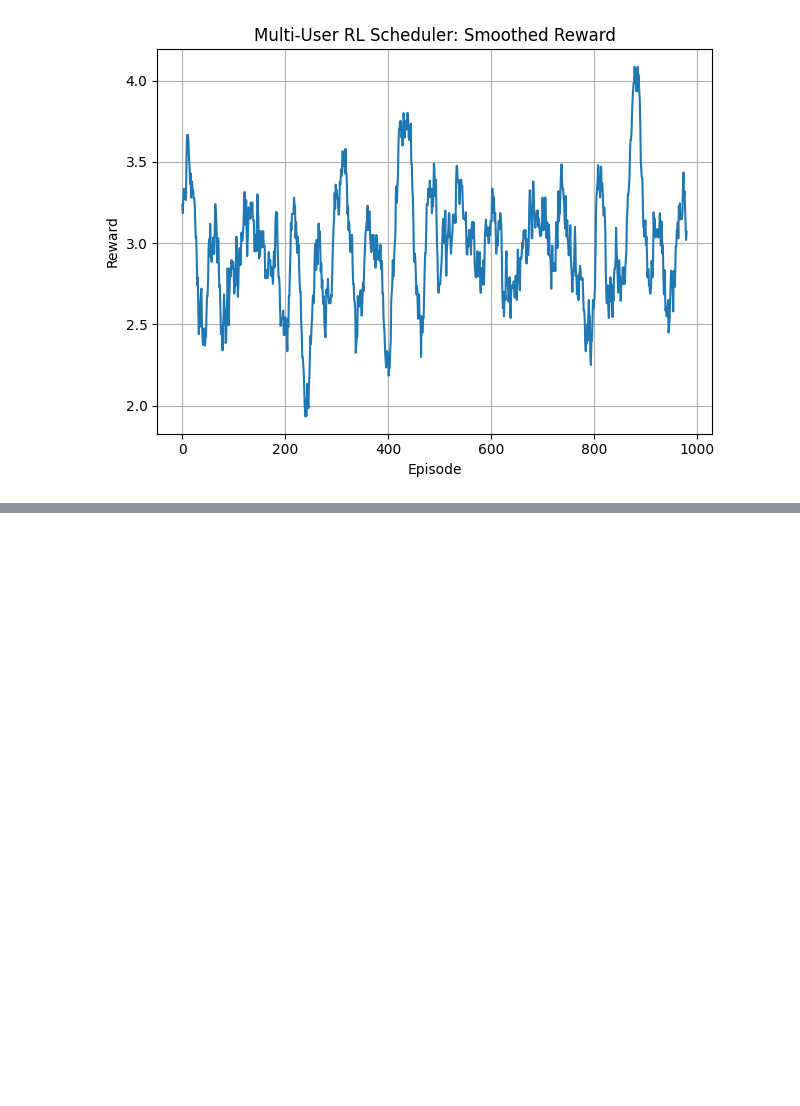
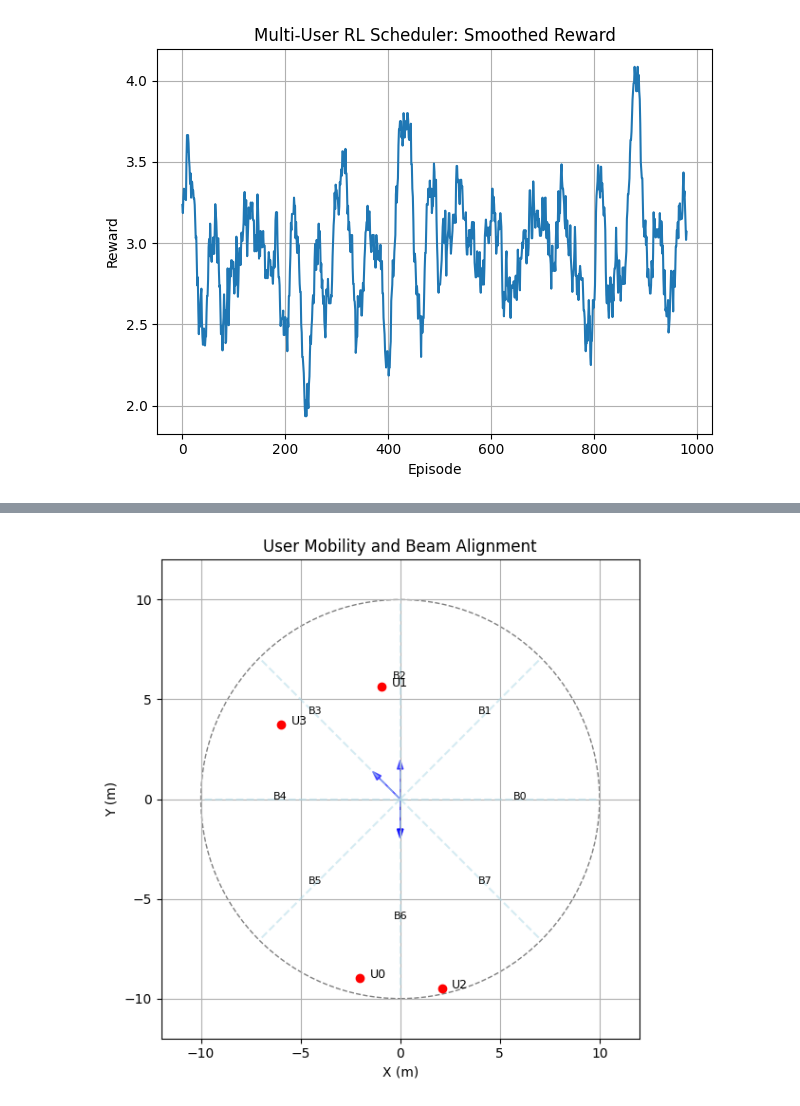
Before and after one commit to hamed-h98/5G_projects, a Jupyter notebook: 01_Wireless_PHY/WirelessComm_Tutorial2.ipynb, the cells around one changed output, grey strips where cells are left out. Drawn from its saved outputs; the diff is of its cells as text; code cells hidden in the pictures; blank space fills up the shorter version.

```diff
--- a/01_Wireless_PHY/WirelessComm_Tutorial2.ipynb
+++ b/01_Wireless_PHY/WirelessComm_Tutorial2.ipynb
@@ -1385,0 +1601,90 @@ plt.tight_layout()
+# %%
+num_users = 4
+num_beams = 8
+radius = 10  # meters (cell coverage)
+beam_width_deg = 360 / num_beams
+
+# Beam directions (angles in degrees)
+beam_directions = np.linspace(0, 360, num_beams, endpoint=False)
+
+# User positions (with mobility model)
+def random_walk(position, step_size=0.5):
+    angle = random.uniform(0, 2 * np.pi)
+    dx = step_size * np.cos(angle)
+    dy = step_size * np.sin(angle)
+    new_x = np.clip(position[0] + dx, -radius, radius)
+    new_y = np.clip(position[1] + dy, -radius, radius)
+    return new_x, new_y
+
+# Path loss model (simplified 3D UMi LoS model from TR 38.901)
+def path_loss_umi_los(d_2d, h_bs=10, h_ue=1.5, f_c=28e9):
+    d_3d = np.sqrt(d_2d**2 + (h_bs - h_ue)**2)
+    c = 3e8
+    pl = 32.4 + 21 * np.log10(d_3d) + 20 * np.log10(f_c / 1e9)  # dB
+    return pl
+
+# Generate initial user positions
+user_positions = [(
+    random.uniform(-radius, radius),
+    random.uniform(-radius, radius)
+) for _ in range(num_users)]
+
+# Base station at (0, 0)
+bs_pos = (0, 0)
+
+# Simulate one step of movement + beam alignment
+user_angles = []
+beam_indices = []
+path_losses = []
+
+for i in range(num_users):
+    user_positions[i] = random_walk(user_positions[i])  # Update position
+    ux, uy = user_positions[i]
+    angle_rad = np.arctan2(uy, ux)
+    angle_deg = (np.degrees(angle_rad) + 360) % 360
+    user_angles.append(angle_deg)
+
+    # Closest beam index
+    beam_idx = int(np.round(angle_deg / beam_width_deg)) % num_beams
+    beam_indices.append(beam_idx)
+
+    # Path loss
+    distance = np.sqrt(ux**2 + uy**2)
+    pl_db = path_loss_umi_los(distance)
+    path_losses.append(pl_db)
+
+# Plotting
+fig, ax = plt.subplots(figsize=(6, 6))
+circle = plt.Circle((0, 0), radius, color='gray', fill=False, linestyle='--')
+ax.add_artist(circle)
+
+# Draw beams
+for b_idx, angle in enumerate(beam_directions):
+    end_x = radius * np.cos(np.radians(angle))
+    end_y = radius * np.sin(np.radians(angle))
+    ax.plot([0, end_x], [0, end_y], linestyle='--', color='lightblue', alpha=0.5)
+    ax.text(end_x * 0.6, end_y * 0.6, f"B{b_idx}", fontsize=8, ha='center')
+
+# Draw users and beams
+for i in range(num_users):
+    ux, uy = user_positions[i]
+    ax.plot(ux, uy, 'ro')
+    ax.text(ux + 0.5, uy, f"U{i}", fontsize=9)
+    # Beam arrow
+    beam_angle = beam_directions[beam_indices[i]]
+    arrow_dx = 1.5 * np.cos(np.radians(beam_angle))
+    arrow_dy = 1.5 * np.sin(np.radians(beam_angle))
+    ax.arrow(0, 0, arrow_dx, arrow_dy, head_width=0.3, color='blue', alpha=0.6)
+
+# Settings
+ax.set_xlim(-radius - 2, radius + 2)
+ax.set_ylim(-radius - 2, radius + 2)
+ax.set_title("User Mobility and Beam Alignment")
+ax.set_xlabel("X (m)")
+ax.set_ylabel("Y (m)")
+ax.grid(True)
+plt.gca().set_aspect('equal')
+plt.tight_layout()
+plt.show()
+# %% [output]
+[figure, added]
```
Also changed, not shown: parts of 11 cells of this notebook.
